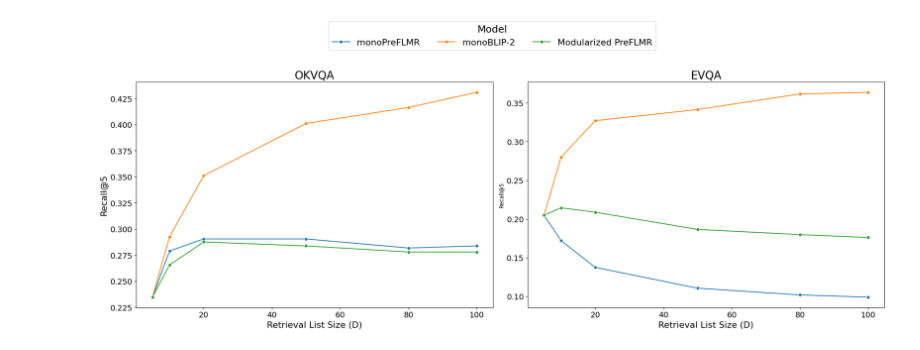
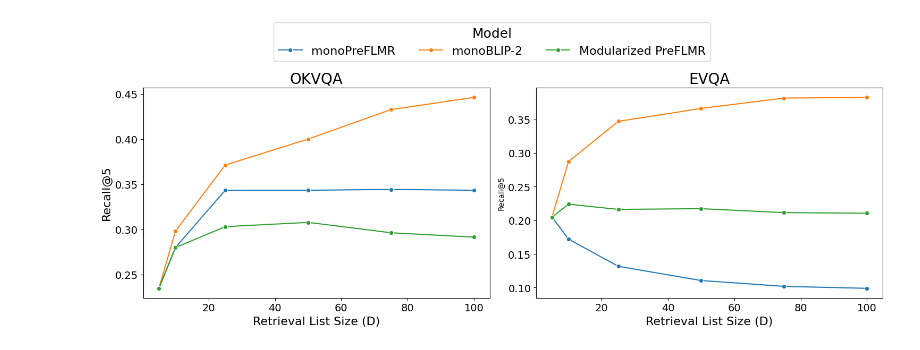
Before and after one commit to felixzhu17/Reranking-Multimodal-Retrievers, a Jupyter notebook: test.ipynb, the cells around one changed output. Cells and saved outputs as stored; diff of their text form; code cells hidden in the pictures.

```diff
--- a/test.ipynb
+++ b/test.ipynb
@@ -75,20 +99,20 @@ import pandas as pd
 import seaborn as sns
 import matplotlib.pyplot as plt
 
-# Data preparation
 data_okvqa = {
-    'D': [5, 10, 20, 50, 80, 100],
-    'monoPreFLMR': [0.2346, 0.2788, 0.2904, 0.2904, 0.2817, 0.2837],
-    'monoBLIP-2': [0.2346, 0.2923, 0.3510, 0.4010, 0.4163, 0.4308],
-    'Modularized PreFLMR': [0.2346, 0.2654, 0.2875, 0.2837, 0.2779, 0.2779]
+    'D': [5, 10, 25, 50, 75, 100],
+    'monoPreFLMR': [0.2346, 0.2798, 0.3433, 0.3433, 0.3442, 0.3433],
+    'monoBLIP-2': [0.2346, 0.2981, 0.3712, 0.4000, 0.4327, 0.4462],
+    'Modularized PreFLMR': [0.2346, 0.2798, 0.3029, 0.3077, 0.2962, 0.2913]
 }
 
 data_evqa = {
-    'D': [5, 10, 20, 50, 80, 100],
-    'monoPreFLMR': [0.2048, 0.1721, 0.1375, 0.1106, 0.1019, 0.0990],
-    'monoBLIP-2': [0.2048, 0.2798, 0.3269, 0.3413, 0.3615, 0.3635],
-    'Modularized PreFLMR': [0.2048, 0.2144, 0.2087, 0.1865, 0.1798, 0.1760]
+    'D': [5, 10, 25, 50, 75, 100],
+    'monoPreFLMR': [0.2048, 0.1721, 0.1317, 0.1106, 0.1019, 0.0990],
+    'monoBLIP-2': [0.2048, 0.2875, 0.3471, 0.3663, 0.3817, 0.3827],
+    'Modularized PreFLMR': [0.2048, 0.2240, 0.2163, 0.2173, 0.2115, 0.2106]
 }
+
 
 # Convert to DataFrame
 df_okvqa = pd.DataFrame(data_okvqa)
@@ -97,36 +121,36 @@ df_evqa = pd.DataFrame(data_evqa)
 # Melt the data for seaborn
 df_okvqa_melt = df_okvqa.melt('D', var_name='Model', value_name='Recall@5')
 df_evqa_melt = df_evqa.melt('D', var_name='Model', value_name='Recall@5')
 
 # Set up the matplotlib figure and axes
-fig, axes = plt.subplots(1, 2, figsize=(20, 8), sharey=False)
+fig, axes = plt.subplots(1, 2, figsize=(15, 6), sharey=False)
 
 # Plot for OKVQA
 sns.lineplot(ax=axes[0], data=df_okvqa_melt, x='D', y='Recall@5', hue='Model', marker='o')
 axes[0].set_title('OKVQA', fontsize=20)
 axes[0].set_xlabel('Retrieval List Size (D)', fontsize=16)
 axes[0].set_ylabel('Recall@5', fontsize=16)
 axes[0].tick_params(axis='both', which='major', labelsize=14)
 axes[0].legend_.remove()  # Remove the individual legend
 axes[0].grid(False)
 
 # Plot for EVQA
 sns.lineplot(ax=axes[1], data=df_evqa_melt, x='D', y='Recall@5', hue='Model', marker='o')
 axes[1].set_title('EVQA', fontsize=20)
 axes[1].set_xlabel('Retrieval List Size (D)', fontsize=16)
 axes[1].tick_params(axis='both', which='major', labelsize=14)
 axes[1].legend_.remove()  # Remove the individual legend
 axes[1].grid(False)
 
 # Add a single legend for both plots
 handles, labels = axes[1].get_legend_handles_labels()
 fig.legend(handles, labels, loc='upper center', ncol=3, title='Model', fontsize=16, title_fontsize=18)
 
 # Adjust the layout
 plt.tight_layout(rect=[0, 0, 1, 0.85])
-plt.show()
+plt.savefig("images/retrieval_size_vs_recall.png", dpi=300)
 # %% [output]
-[figure, old version]
+[figure, new version]
 # %%
 import pandas as pd
 import matplotlib.pyplot as plt
```
Also changed, not shown: parts of 9 cells of this notebook, 13 other files.
